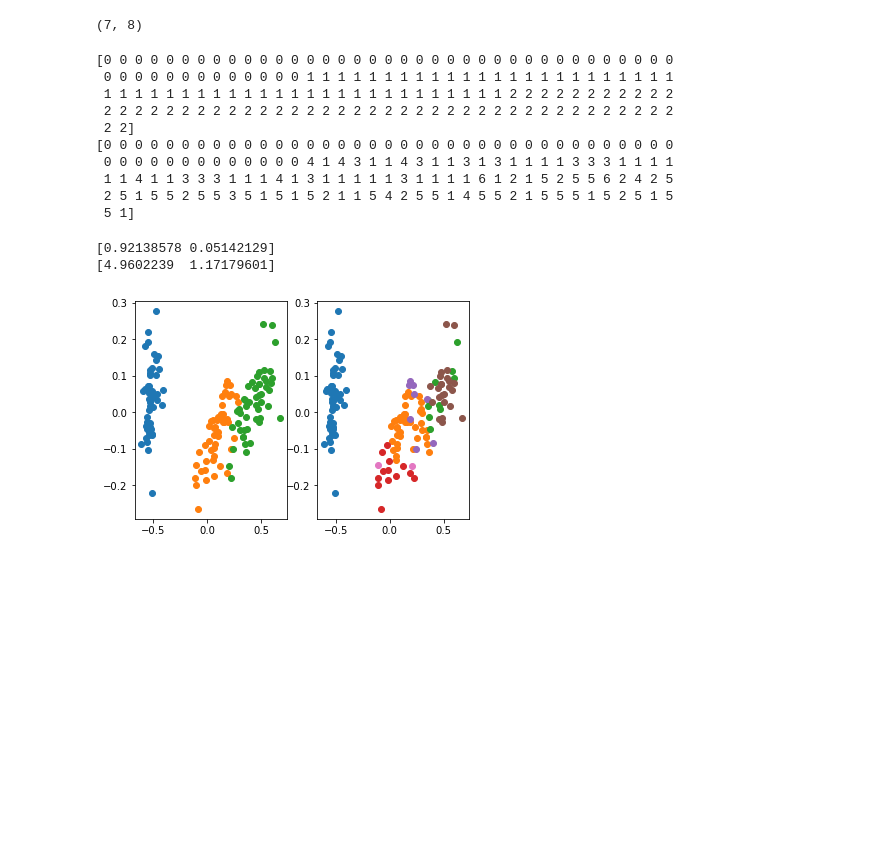
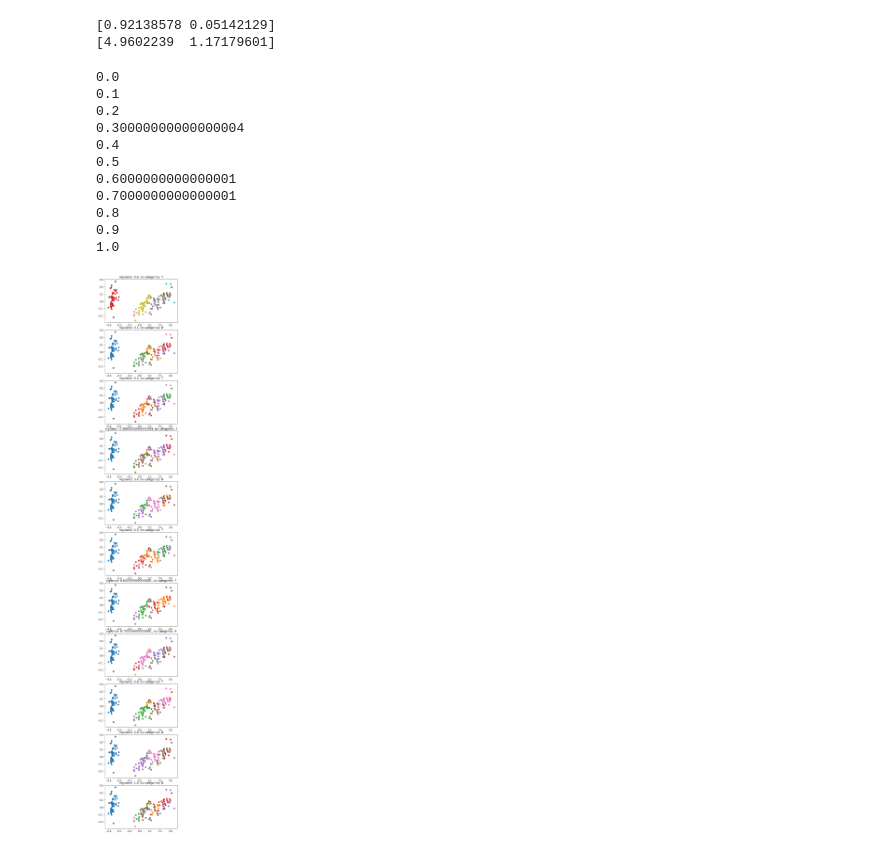
Before and after one commit to anish-lu-yihe/art, a Jupyter notebook: fuzzyART_visual.ipynb, the cells around one changed output. Drawn from its saved outputs; the diff is of its cells as text; code cells hidden in the pictures; blank space fills up the shorter version.

Commit message:
visualise different vigilance levels

```diff
--- a/fuzzyART_visual.ipynb
+++ b/fuzzyART_visual.ipynb
@@ -6,40 +6,50 @@ import matplotlib.pyplot as plt
 # %%
 iris = ds.load_iris()
 data = iris['data'] / np.max(iris['data'], axis=0)
-net = FuzzyART(alpha=0.5, rho=0.75)
-net.train(data, epochs=100)
-print(net.w.shape)
+label_true = iris['target']
+# pca
+pca = dcp.PCA(n_components=2)
+pca_xy = pca.fit_transform(data)
+print(pca.explained_variance_ratio_)
+print(pca.singular_values_)
 # %% [output]
-(7, 8)
+[0.92138578 0.05142129]
+[4.9602239  1.17179601]
-# %%
-label_true = iris['target']
-label_pred = net.test(data).astype(int)
-print(label_true)
-print(label_pred)
-# %% [output]
-[0 0 0 0 0 0 0 0 0 0 0 0 0 0 0 0 0 0 0 0 0 0 0 0 0 0 0 0 0 0 0 0 0 0 0 0 0
- 0 0 0 0 0 0 0 0 0 0 0 0 0 1 1 1 1 1 1 1 1 1 1 1 1 1 1 1 1 1 1 1 1 1 1 1 1
- 1 1 1 1 1 1 1 1 1 1 1 1 1 1 1 1 1 1 1 1 1 1 1 1 1 1 2 2 2 2 2 2 2 2 2 2 2
- 2 2 2 2 2 2 2 2 2 2 2 2 2 2 2 2 2 2 2 2 2 2 2 2 2 2 2 2 2 2 2 2 2 2 2 2 2
- 2 2]
-[0 0 0 0 0 0 0 0 0 0 0 0 0 0 0 0 0 0 0 0 0 0 0 0 0 0 0 0 0 0 0 0 0 0 0 0 0
- 0 0 0 0 0 0 0 0 0 0 0 0 0 4 1 4 3 1 1 4 3 1 1 3 1 3 1 1 1 1 3 3 3 1 1 1 1
- 1 1 4 1 1 3 3 3 1 1 1 4 1 3 1 1 1 1 1 3 1 1 1 1 6 1 2 1 5 2 5 5 6 2 4 2 5
- 2 5 1 5 5 2 5 5 3 5 1 5 1 5 2 1 1 5 4 2 5 5 1 4 5 5 2 1 5 5 5 1 5 2 5 1 5
- 5 1]
-# %%
-pca = dcp.PCA(n_components=2)
-pca_xy = pca.fit_transform(data)
-print(pca.explained_variance_ratio_)
-print(pca.singular_values_)
-# %% [output]
-[0.92138578 0.05142129]
-[4.9602239  1.17179601]
 # %%
-fig, ax = plt.subplots(1, 2)
+no_rho = 11
+ls_rho = np.linspace(0, 1, no_rho)
+fig, axs = plt.subplots(no_rho, 1,
+                        figsize = (5, ls_rho.size * 3))
+fig.tight_layout()
+
+# plot true
 for cat_true in range(3):
-    ax[0].scatter(*np.where(label_true == cat_true, pca_xy.T, None))
-for cat_pred in range(net.w.shape[0]):
-    ax[1].scatter(*np.where(label_pred == cat_pred, pca_xy.T, None))
+    axs[0].scatter(*np.where(label_true == cat_true, pca_xy.T, None))
+
+
+for rho, ax in zip(ls_rho, axs):
+    print(rho)
+    # init
+    net = FuzzyART(alpha=0.5, rho=0.75)
+
+    # train
+    net.train(data, epochs=100)
+    label_pred = net.test(data).astype(int)
+
+    # plot
+    for cat_pred in range(net.w.shape[0]):
+        ax.scatter(*np.where(label_pred == cat_pred, pca_xy.T, None))
+    ax.set_title('vigilance: {}, no.categories: {}'.format(rho, net.w.shape[0]))
 # %% [output]
+0.0
+0.1
+0.2
+0.30000000000000004
+0.4
+0.5
+0.6000000000000001
+0.7000000000000001
+0.8
+0.9
+1.0
-[figure, old version]
+[figure, new version]
```
